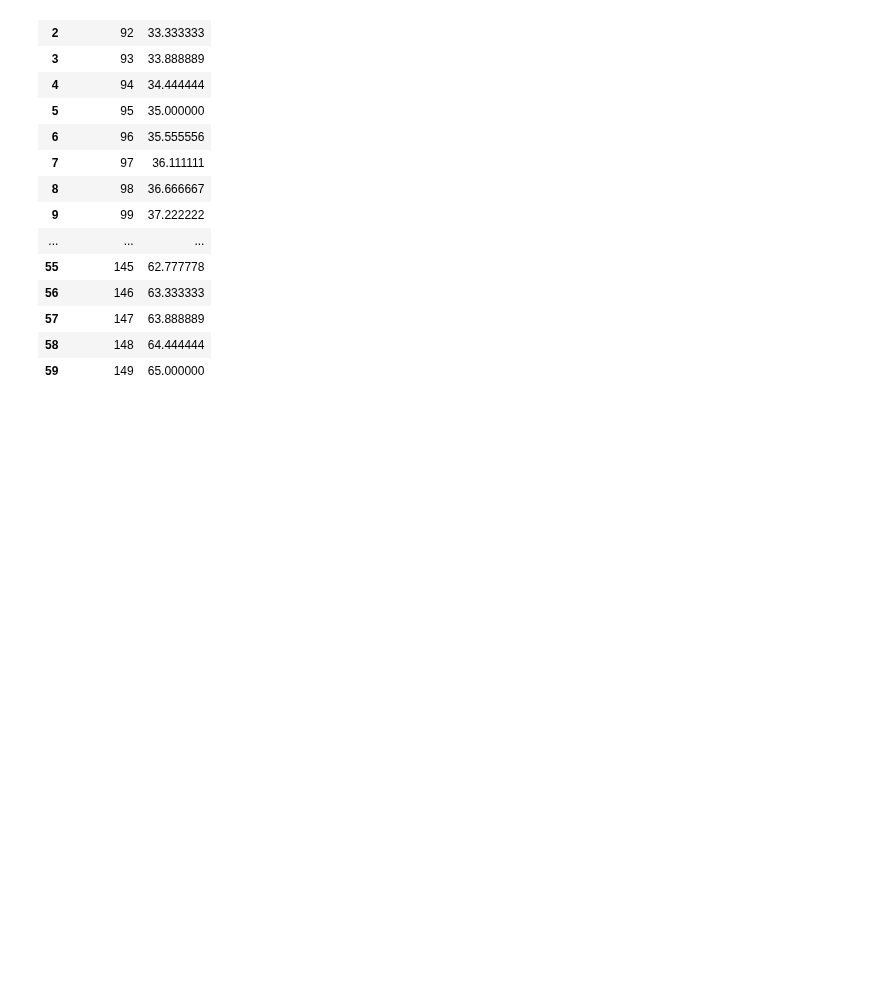
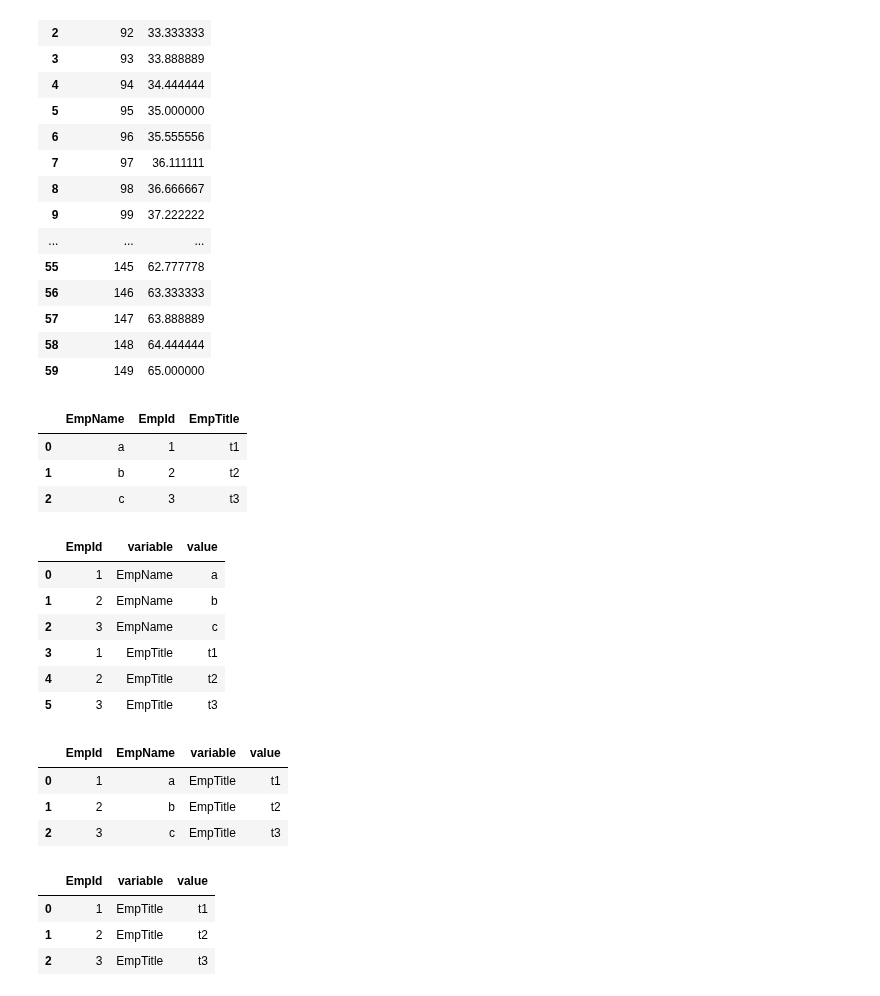
Before and after one commit to mkmritunjay/machineLearning, a Jupyter notebook: pandas_basics.ipynb, the cells around one changed output. Cells and saved outputs as stored; diff of their text form; code cells hidden in the pictures; blank space fills up the shorter version.

```diff
--- a/pandas_basics.ipynb
+++ b/pandas_basics.ipynb
@@ -890,0 +889,39 @@ df
+# %%
+# Data Frame reshape
+import pandas as pd
+df = pd.DataFrame({'EmpName':['a','b','c'],
+                   'EmpId':[1,2,3],
+                   'EmpTitle':['t1','t2','t3']})
+df
+# %% [output]
+|  | EmpName | EmpId | EmpTitle |
+| 0 | a | 1 | t1 |
+| 1 | b | 2 | t2 |
+| 2 | c | 3 | t3 |
+# %%
+df_melted = pd.melt(df,id_vars=['EmpId'], value_vars=['EmpName','EmpTitle'])
+df_melted
+# %% [output]
+|  | EmpId | variable | value |
+| 0 | 1 | EmpName | a |
+| 1 | 2 | EmpName | b |
+| 2 | 3 | EmpName | c |
+| 3 | 1 | EmpTitle | t1 |
+| 4 | 2 | EmpTitle | t2 |
+| 5 | 3 | EmpTitle | t3 |
+# %%
+df_melted2 = pd.melt(df,id_vars=['EmpId','EmpName'], value_vars=['EmpTitle'])
+df_melted2
+# %% [output]
+|  | EmpId | EmpName | variable | value |
+| 0 | 1 | a | EmpTitle | t1 |
+| 1 | 2 | b | EmpTitle | t2 |
+| 2 | 3 | c | EmpTitle | t3 |
+# %%
+df_melted3 = pd.melt(df,id_vars=['EmpId'], value_vars=['EmpTitle'])
+df_melted3
+# %% [output]
+|  | EmpId | variable | value |
+| 0 | 1 | EmpTitle | t1 |
+| 1 | 2 | EmpTitle | t2 |
+| 2 | 3 | EmpTitle | t3 |
```
Also changed, not shown: parts of 4 cells of this notebook.
